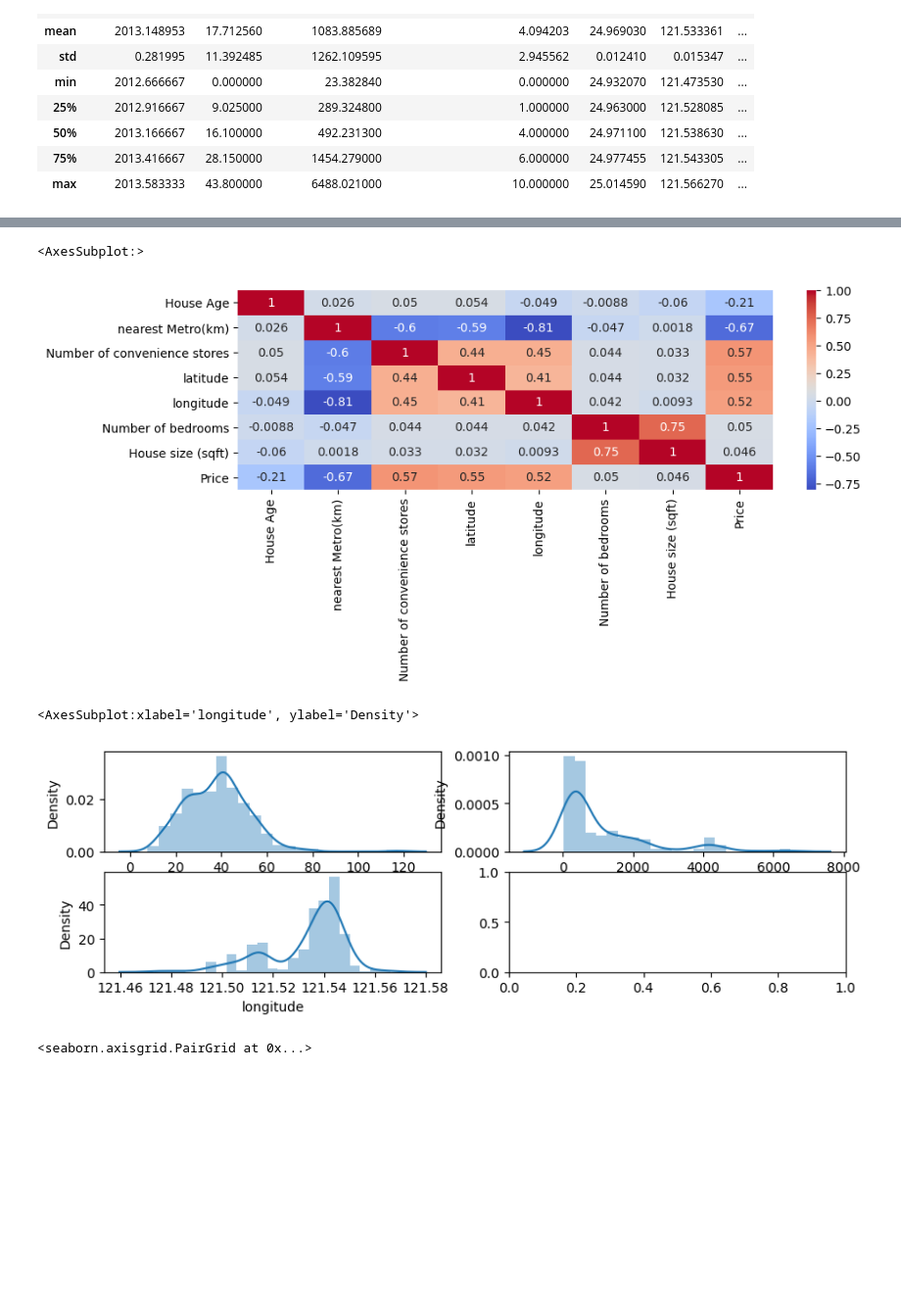
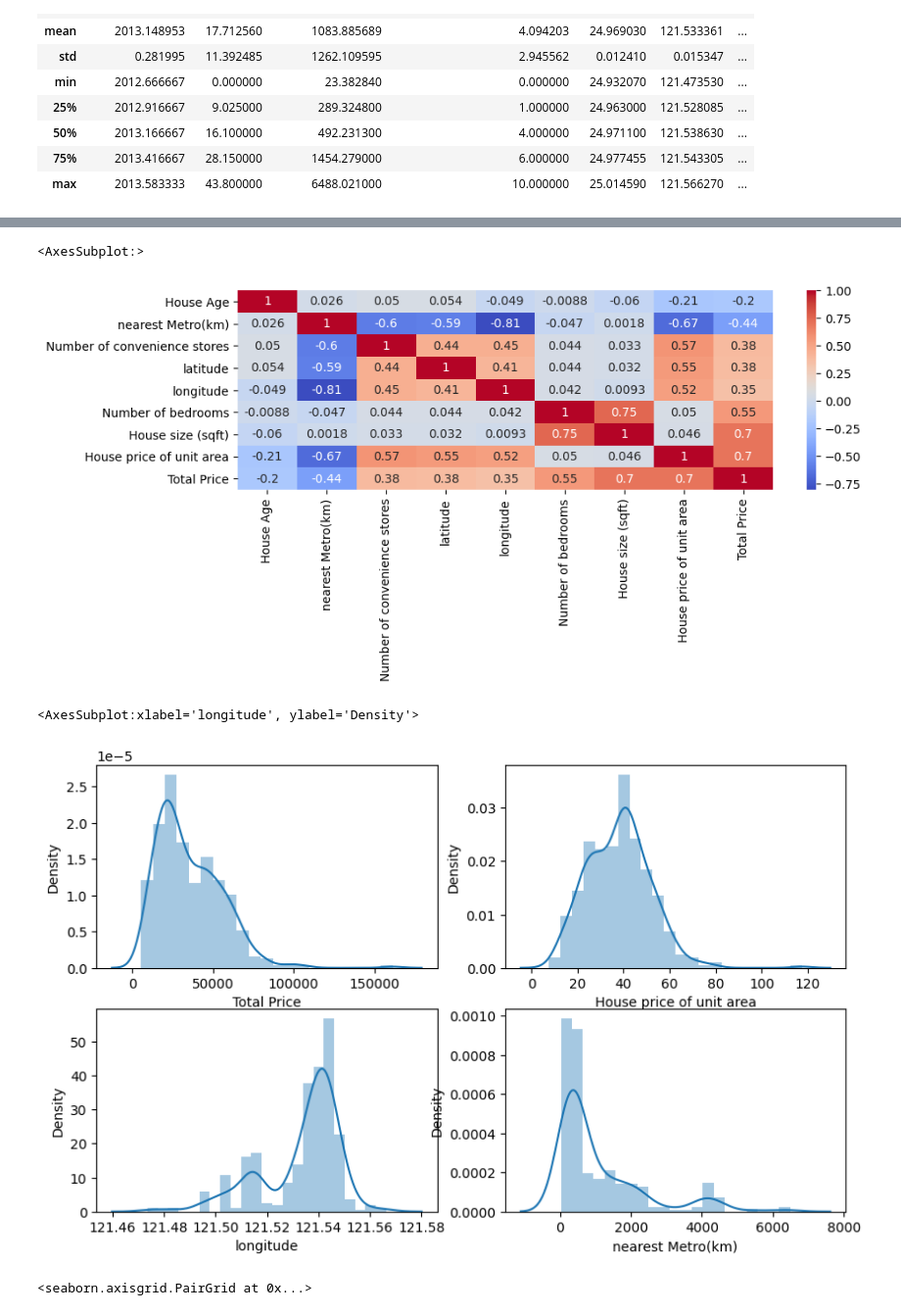
Before and after one commit to Rishab-Vanigotha/Data-Science_-Assignment, a Jupyter notebook: DS - Assignment Part 1/DS_Assign_1.ipynb, the cells around one changed output, grey strips where cells are left out. Shown at 98% size. Saved outputs shown, nothing was run; the diff lists cells and outputs as text; code cells hidden in the pictures; blank space fills up the shorter version.

```diff
--- a/DS - Assignment Part 1/DS_Assign_1.ipynb
+++ b/DS - Assignment Part 1/DS_Assign_1.ipynb
@@ -39,7 +39,10 @@ dtypes: float64(6), int64(3)
 memory usage: 29.2 KB
 # %%
 # rename columns
-df.rename(columns={'Distance from nearest Metro station (km)':'nearest Metro(km)','House price of unit area': 'Price'}, inplace=True)
+df.rename(columns={'Distance from nearest Metro station (km)':'nearest Metro(km)'}, inplace=True)
+# %%
+# create new column with total
+df['Total Price'] = df['House size (sqft)'] * df['House price of unit area']
 # %%
 df.describe()
 # %% [output]
@@ -73,17 +77,18 @@ plt.figure(figsize=(10, 3))
 sns.heatmap(corr, annot=True, cmap='coolwarm')
 # %% [output]
 <AxesSubplot:>
-[figure, old version]
+[figure, new version]
 # %%
 # check the distribution of the target variable
 import warnings
 warnings.filterwarnings('ignore')
-fig, ax = plt.subplots(2, 2, figsize=(10, 3))
-sns.distplot(df['Price'], ax=ax[0, 0])
-sns.distplot(df['nearest Metro(km)'], ax=ax[0, 1])
+fig, ax = plt.subplots(2, 2, figsize=(10, 6))
+sns.distplot(df['Total Price'], ax=ax[0, 0])
+sns.distplot(df['House price of unit area'], ax=ax[0, 1])
+sns.distplot(df['nearest Metro(km)'], ax=ax[1, 1])
 sns.distplot(df['longitude'], ax=ax[1, 0])
 # %% [output]
 <AxesSubplot:xlabel='longitude', ylabel='Density'>
-[figure, old version]
+[figure, new version]
 # %%
 # scatter plot between the target variable and the independent variables
```
Also changed, not shown: parts of 40 cells of this notebook.
